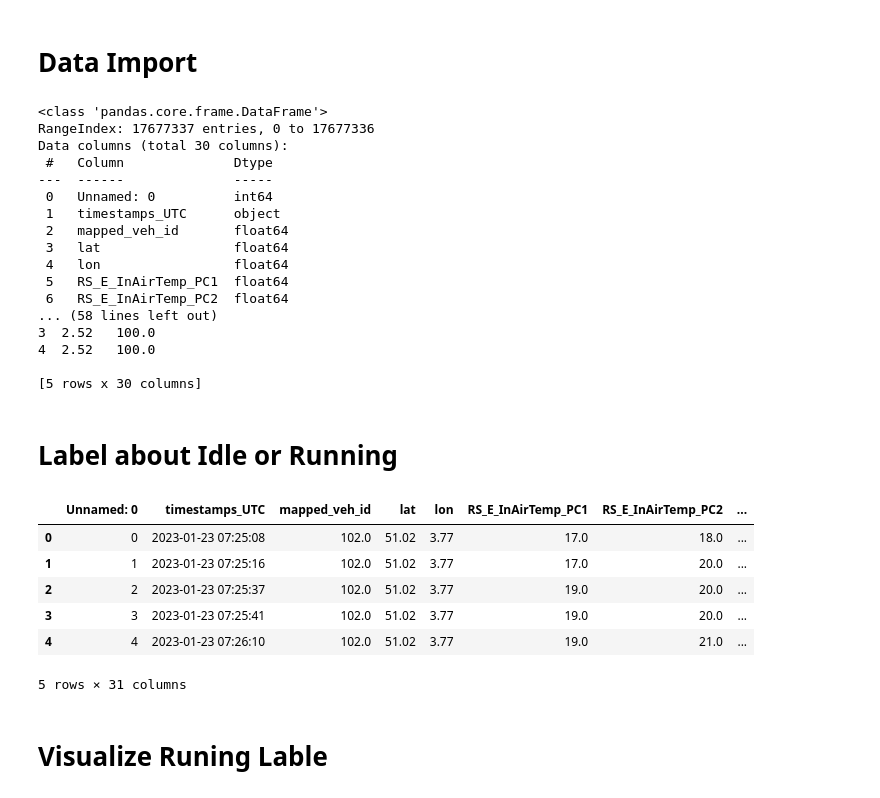
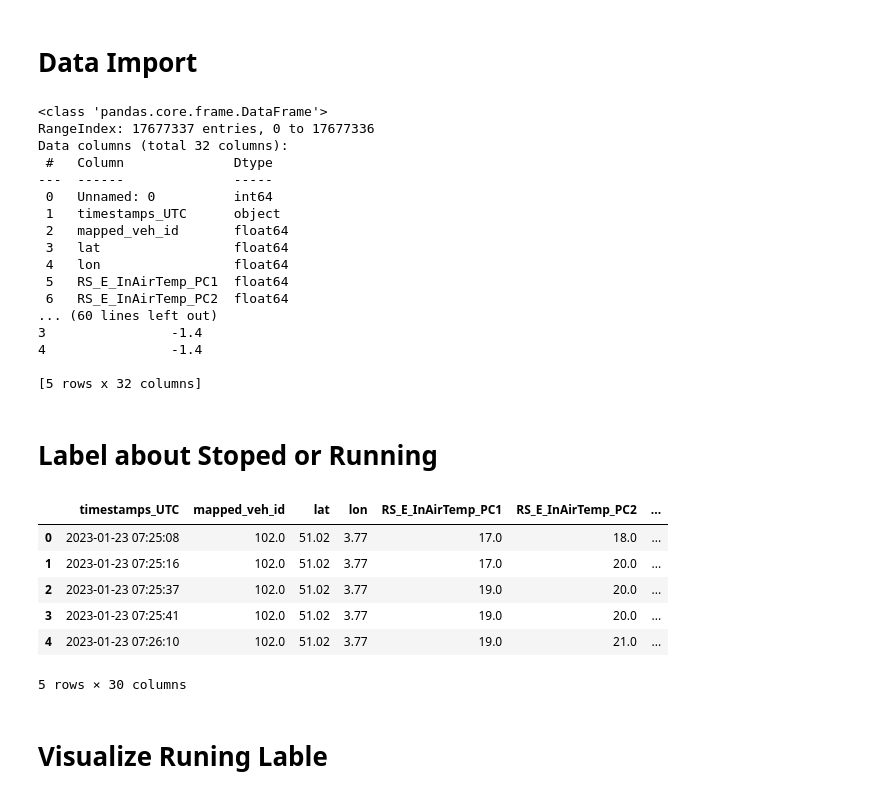
Before and after one commit to yutao-data/Data_Mining_SNCB, a Jupyter notebook: notebooks/sncb-data-labeling.ipynb, the cells around one changed output. Saved outputs shown, nothing was run; the diff lists cells and outputs as text; code cells hidden in the pictures.

Commit message:
Data_Labeling | Kmeans Algorithm Seperate Running or Stopped

```diff
--- a/notebooks/sncb-data-labeling.ipynb
+++ b/notebooks/sncb-data-labeling.ipynb
@@ -34,10 +37,12 @@ if os.path.exists(dataset_path):
     print(data_head)
 else:
     print(f"The file {dataset_path} does not exist.")
+
+data = data.drop(['Unnamed: 0', 'dayofweek', 'datetime', 'date_hour'], axis=1)
 # %% [output]
 <class 'pandas.core.frame.DataFrame'>
 RangeIndex: 17677337 entries, 0 to 17677336
-Data columns (total 30 columns):
+Data columns (total 32 columns):
  #   Column              Dtype
 ---  ------              -----
  0   Unnamed: 0          int64
@@ -47,10 +52,10 @@ Data columns (total 30 columns):
  4   lon                 float64
  5   RS_E_InAirTemp_PC1  float64
  6   RS_E_InAirTemp_PC2  float64
-... (58 lines left out)
-3  2.52   100.0
-4  2.52   100.0
+... (60 lines left out)
+3                -1.4
+4                -1.4
 
-[5 rows x 30 columns]
+[5 rows x 32 columns]
 # %% [markdown]
-# Label about Idle or Running
+# Label about Stoped or Running
@@ -57,34 +155,45 @@ Data columns (total 30 columns):
 # %%
+# Change the value in data[hout] to better clustering
+data['hour'] = data['hour'].replace(22, -2)
+data['hour'] = data['hour'].replace(23, -1)
+
+data['RPM_Mean'] = data[['RS_E_RPM_PC1', 'RS_E_RPM_PC2']].mean(axis=1)
+
 # Selecting the relevant columns for clustering
-clustering_data = data[['Speed', 'RS_E_RPM_PC1', 'RS_E_RPM_PC1', 'hour']]
+clustering_data = data[['Speed', 'RPM_Mean', 'hour']]  # Make sure to use 'RS_E_RPM_PC2' for the second RPM
 
 # Removing rows with NaN values
 clustering_data_cleaned = clustering_data.dropna()
 
 # Normalize the data
 scaler = StandardScaler()
 clustering_data_scaled = scaler.fit_transform(clustering_data_cleaned)
+
+# Increase the weight of 'hour' and 'Speed' by multiplying them by a factor, let's say 2
+weight_factor = 1
+clustering_data_scaled[:, 0] *= 1.1 * weight_factor  # Speed
+clustering_data_scaled[:, 2] *= 1.3 * weight_factor  # hour
 
 # Applying K-Means Clustering
 kmeans = KMeans(n_clusters=2, random_state=0)
 clusters = kmeans.fit_predict(clustering_data_scaled)
 
 # Adding the cluster labels to the original data for analysis
 # Make sure 'data_parsed' is a copy of your original dataframe to add the clusters to
 data_parsed = data.copy()
 data_parsed = data_parsed.loc[clustering_data_cleaned.index]  # Align the indices
 data_parsed['running'] = clusters
 
 # Displaying the first few rows of the dataset with cluster labels
 data_parsed.head()
 # %% [output]
-|  | Unnamed: 0 | timestamps_UTC | mapped_veh_id | lat | lon | RS_E_InAirTemp_PC1 | RS_E_InAirTemp_PC2 | ... |
-| 0 | 0 | 2023-01-23 07:25:08 | 102.0 | 51.02 | 3.77 | 17.0 | 18.0 | ... |
-| 1 | 1 | 2023-01-23 07:25:16 | 102.0 | 51.02 | 3.77 | 17.0 | 20.0 | ... |
-| 2 | 2 | 2023-01-23 07:25:37 | 102.0 | 51.02 | 3.77 | 19.0 | 20.0 | ... |
-| 3 | 3 | 2023-01-23 07:25:41 | 102.0 | 51.02 | 3.77 | 19.0 | 20.0 | ... |
-| 4 | 4 | 2023-01-23 07:26:10 | 102.0 | 51.02 | 3.77 | 19.0 | 21.0 | ... |
+|  | timestamps_UTC | mapped_veh_id | lat | lon | RS_E_InAirTemp_PC1 | RS_E_InAirTemp_PC2 | ... |
+| 0 | 2023-01-23 07:25:08 | 102.0 | 51.02 | 3.77 | 17.0 | 18.0 | ... |
+| 1 | 2023-01-23 07:25:16 | 102.0 | 51.02 | 3.77 | 17.0 | 20.0 | ... |
+| 2 | 2023-01-23 07:25:37 | 102.0 | 51.02 | 3.77 | 19.0 | 20.0 | ... |
+| 3 | 2023-01-23 07:25:41 | 102.0 | 51.02 | 3.77 | 19.0 | 20.0 | ... |
+| 4 | 2023-01-23 07:26:10 | 102.0 | 51.02 | 3.77 | 19.0 | 21.0 | ... |
-5 rows × 31 columns
+5 rows × 30 columns
 # %% [markdown]
 # Visualize Runing Lable
 # %%
```
Also changed, not shown: parts of 18 cells of this notebook.
